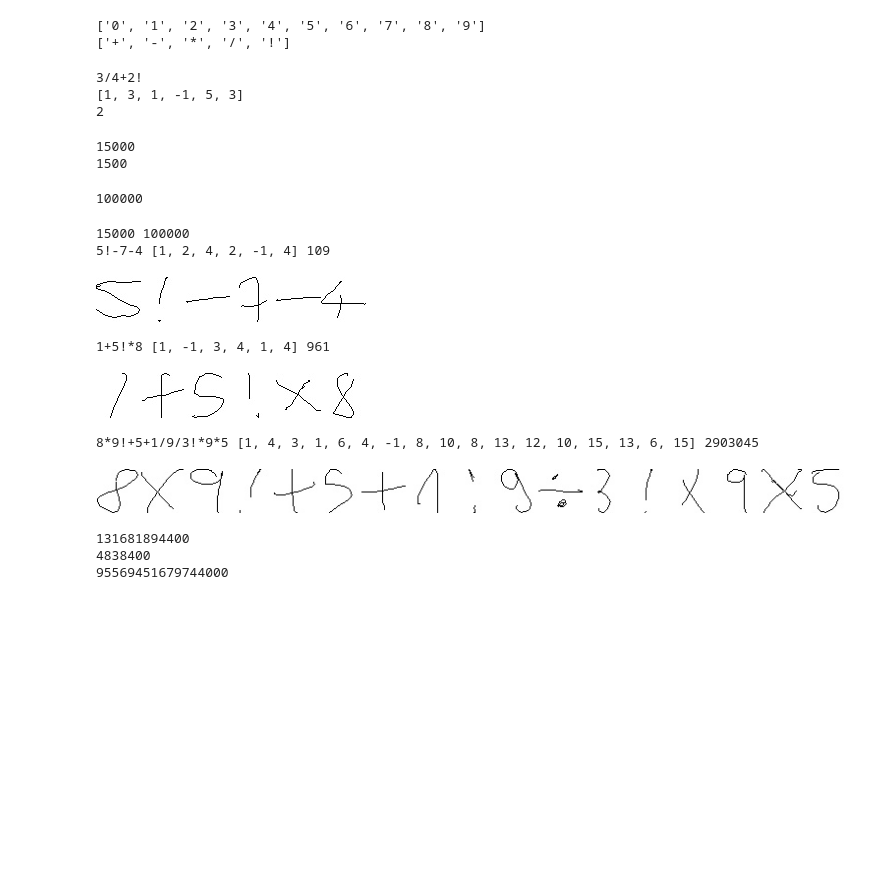
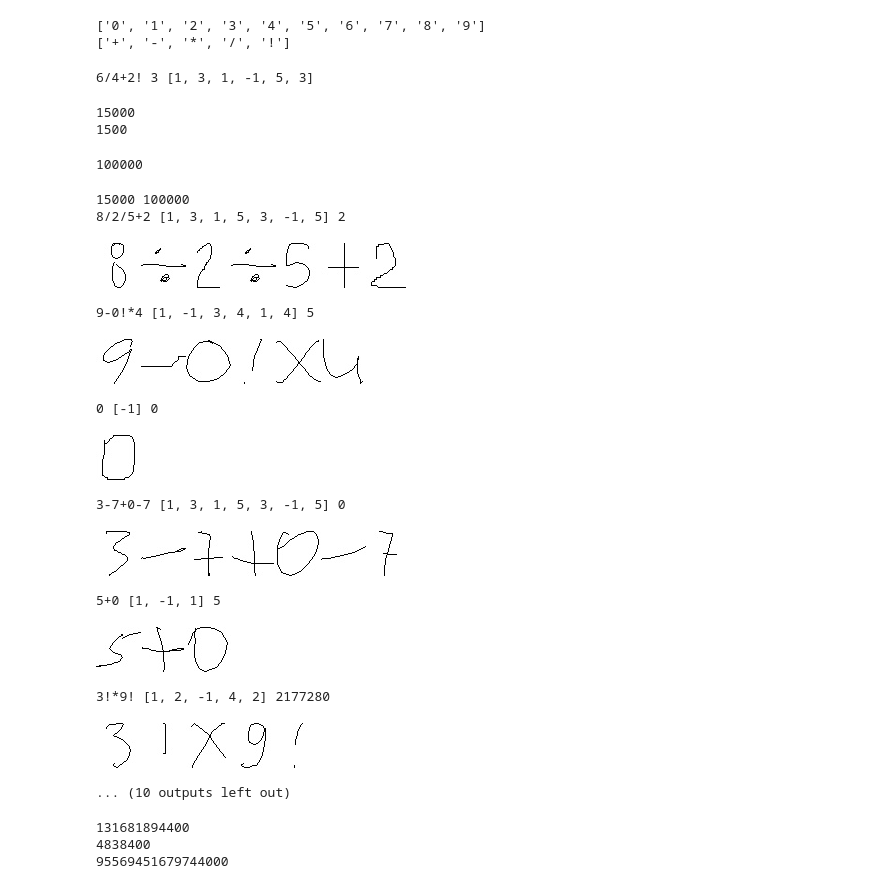
Before and after one commit to liqing-ustc/ANS, a Jupyter notebook: data/expr_generation.ipynb, the cells around one changed output. Drawn from its saved outputs; the diff is of its cells as text; code cells hidden in the pictures; blank space fills up the shorter version.

```diff
--- a/data/expr_generation.ipynb
+++ b/data/expr_generation.ipynb
@@ -94,6 +94,15 @@ print(op_list)
 # %% [output]
 ['0', '1', '2', '3', '4', '5', '6', '7', '8', '9']
 ['+', '-', '*', '/', '!']
+# %%
+from domain import SYM2PROG
+import sys
+sys.path.insert(0, "..")
+from jointer import AST
+
+def eval_expr(expr, head):
+    ast = AST(expr, head, SYM2PROG)
+    return ast.res()
 # %%
 def generate_expression(n_op):
     expr = [random.choice(num_list)]
@@ -113,7 +122,7 @@ def generate_expression(n_op):
             expr.append(selected_num)
     return expr
 
-def eval_expr(expr):
+def eval_expr_by_eval(expr):
     expr_for_eval = []
     for symbol in expr:
         if symbol == '!':
@@ -160,14 +169,12 @@ def parse_expr(expr):
 
     return head
 
-expr = '3/4+2!'
-print(expr)
-print(parse_expr(expr))
-print(eval_expr(expr))
+expr = '6/4+2!'
+head = parse_expr(expr)
+res = eval_expr(expr, head)
+print(expr, res, head)
 # %% [output]
-3/4+2!
-[1, 3, 1, -1, 5, 3]
-2
+6/4+2! 3 [1, 3, 1, -1, 5, 3]
 # %%
 # generate train set
 max_op = 3
@@ -182,7 +189,10 @@ for n_op in range(max_op+1):
     for _ in trange(n_samples):
         expr = generate_expression(n_op)
         head = parse_expr(expr)
-        res = eval_expr(expr)
+        res = eval_expr(expr, head)
+        if res is None:
+            print(expr)
+            continue
         img_paths = generate_img_paths(expr, sym_set=sym_set, render_img=True)
         sample = {'id': '%s_%08d'%(split, idx), 'img_paths':img_paths,
                   'expr': expr, 'head': head, 'res': res}
@@ -206,7 +216,10 @@ for n_op in range(max_op+1):
     for _ in trange(n_samples):
         expr = generate_expression(n_op)
         head = parse_expr(expr)
-        res = eval_expr(expr)
+        res = eval_expr(expr, head)
+        if res is None:
+            print(expr)
+            continue
         img_paths = generate_img_paths(expr, sym_set=sym_set, render_img=True)
         sample = {'id': '%s_%08d'%(split, idx), 'img_paths':img_paths,
                   'expr': expr, 'head': head, 'res': res}
@@ -228,7 +241,10 @@ for n_op in range(max_op+1):
     for _ in trange(n_samples):
         expr = generate_expression(n_op)
         head = parse_expr(expr)
-        res = eval_expr(expr)
+        res = eval_expr(expr, head)
+        if res is None:
+            print(expr)
+            continue
         img_paths = generate_img_paths(expr, sym_set=sym_set, render_img=True)
         sample = {'id': '%s_%08d'%(split, idx), 'img_paths':img_paths,
                   'expr': expr, 'head': head, 'res': res}
@@ -247,31 +263,39 @@ json.dump(expr_test_set, open('expr_test.json', 'w'))
 # %%
 # Visualize data
 print(len(expr_train_set), len(expr_test_set))
-sample = random.choice(expr_train_set)
-img_paths = sample['img_paths']
-img = render_img(img_paths)
-print("".join(sample['expr']), sample['head'], sample['res'])
-display(img)
+for _ in range(5):
+    sample = random.choice(expr_train_set)
+    img_paths = sample['img_paths']
+    img = render_img(img_paths)
+    print("".join(sample['expr']), sample['head'], sample['res'])
+    display(img)
 
-sample = random.choice(expr_val_set)
-img_paths = sample['img_paths']
-img = render_img(img_paths)
-print("".join(sample['expr']), sample['head'], sample['res'])
-display(img)
+    sample = random.choice(expr_val_set)
+    img_paths = sample['img_paths']
+    img = render_img(img_paths)
+    print("".join(sample['expr']), sample['head'], sample['res'])
+    display(img)
 
 sample = random.choice(expr_test_set)
 img_paths = sample['img_paths']
 img = render_img(img_paths)
 print("".join(sample['expr']), sample['head'], sample['res'])
 display(img)
 # %% [output]
 15000 100000
-5!-7-4 [1, 2, 4, 2, -1, 4] 109
+8/2/5+2 [1, 3, 1, 5, 3, -1, 5] 2
-[figure, old version]
+[figure, new version]
-1+5!*8 [1, -1, 3, 4, 1, 4] 961
+9-0!*4 [1, -1, 3, 4, 1, 4] 5
-[figure, old version]
+[figure, new version]
-8*9!+5+1/9/3!*9*5 [1, 4, 3, 1, 6, 4, -1, 8, 10, 8, 13, 12, 10, 15, 13, 6, 15] 2903045
+0 [-1] 0
-[figure, old version]
+[figure, new version]
+3-7+0-7 [1, 3, 1, 5, 3, -1, 5] 0
+[figure, added]
+5+0 [1, -1, 1] 5
+[figure, added]
+3!*9! [1, 2, -1, 4, 2] 2177280
+[figure, added]
+... (10 outputs left out)
 # %%
 import numpy as np
 print(np.max([x['res'] for x in expr_train_set]))
```
Also changed, not shown: 7 other files.
